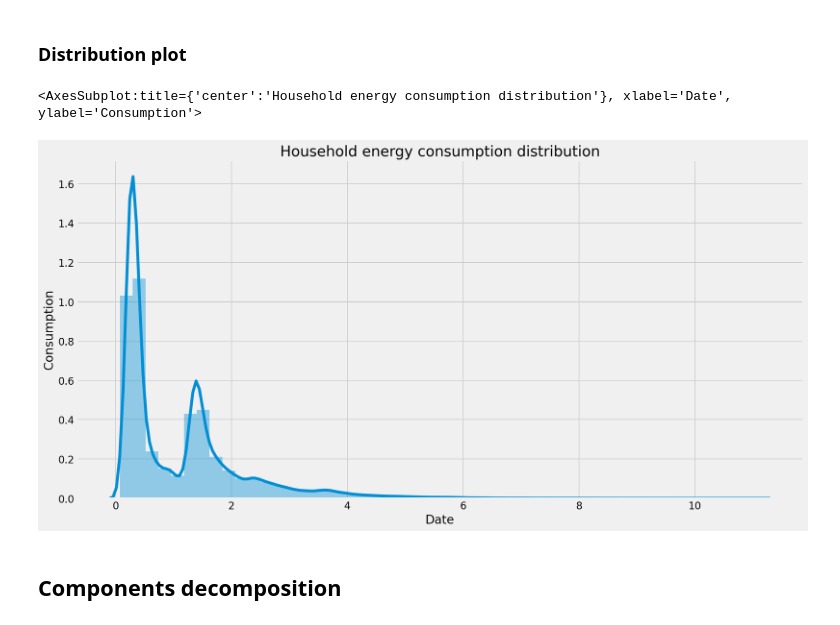
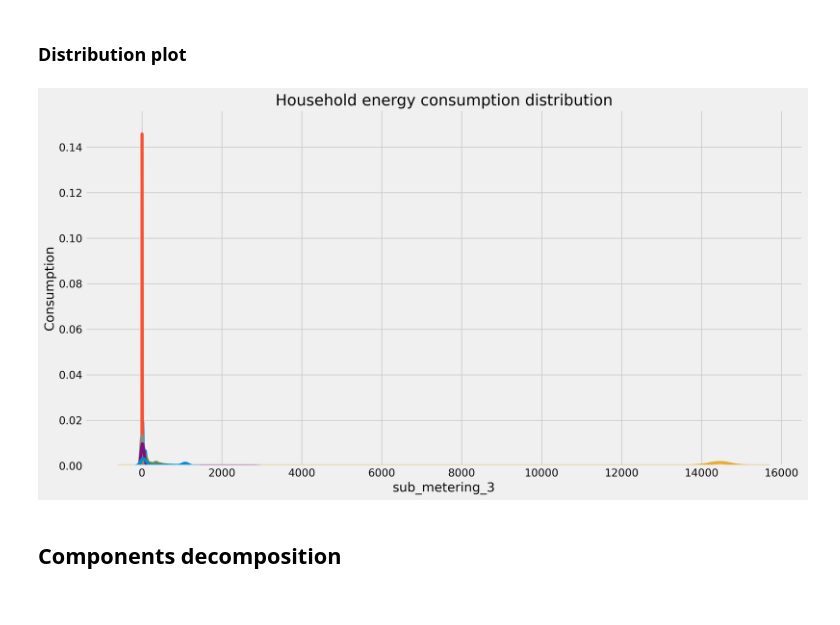
Before and after one commit to Melodyellinn/Projet_RNR, a Jupyter notebook: notebooks/notebook_EDA.ipynb, the cells around one changed output. Saved outputs shown, nothing was run; the diff lists cells and outputs as text; code cells hidden in the pictures.

```diff
--- a/notebooks/notebook_EDA.ipynb
+++ b/notebooks/notebook_EDA.ipynb
@@ -9,8 +9,6 @@ import itertools
 # visualisation
 import numpy as np
 import pandas as pd
-import missingno as mno
-from scipy import signal
 from pandas.plotting import lag_plot
 from pandas.plotting import autocorrelation_plot
 import seaborn as sns
@@ -18,21 +16,13 @@ import matplotlib.pyplot as plt
 %matplotlib inline
 %config InlineBackend.figure_format = 'retina'
 plt.rcParams['savefig.facecolor'] = "0.8"
-plt.rcParams.update({'figure.figsize': (16, 8), 'figure.dpi': 120})
+plt.rcParams.update({'figure.figsize': (15, 8), 'figure.dpi': 120})
 plt.style.use('fivethirtyeight')
 
 # statsmodel
 from statsmodels.tsa.seasonal import seasonal_decompose
 from statsmodels.tsa.stattools import adfuller
 
-# keras model
-from tensorflow.keras.preprocessing import sequence
-from keras.preprocessing.sequence import TimeseriesGenerator
-
-from tensorflow.keras.models import Sequential
-from tensorflow.keras.layers import Dense, Embedding
-from tensorflow.keras.layers import LSTM, GRU
-
 # ignore warnings
 import warnings
 warnings.filterwarnings('ignore')
@@ -62,7 +52,7 @@ We should not forget to specify some parameters to ensure the data is loaded cor
 - Specify that we would like our new ‘datetime’ column to be the index for the DataFrame (index_col=[‘datetime’]).
 # %%
 # define dataset path
-datapath="../data/raw/household_power_consumption.txt"
+datapath="../data/raw/household_unique/household_power_consumption.txt"
 # %%
 # import / read dateset file
 ts_house = pd.read_csv(datapath, sep=';', header=0, low_memory=False, infer_datetime_format=True, parse_dates={'datetime':[0,1]}, index_col=['datetime'])
@@ -204,3 +205,6 @@ Time series data is composed of four elements as shown in the picture above.
+# %%
+# resample time series in hours for analysis
+ts_house = ts_house.resample('h').sum()
 # %%
 ts_house.hist()
 plt.tight_layout()
@@ -229,13 +227,13 @@ plt.show()
 ### Distribution plot
 # %%
 # distribution plot
-plt.xlabel("Date")
-plt.ylabel("Consumption")
-plt.title("Household energy consumption distribution")
-sns.distplot(ts_hp)
+for col in ts_house.columns:
+    plt.xlabel("Date")
+    plt.ylabel("Consumption")
+    plt.title("Household energy consumption distribution")
+    sns.distplot(ts_house[col])
 # %% [output]
-<AxesSubplot:title={'center':'Household energy consumption distribution'}, xlabel='Date', ylabel='Consumption'>
-[figure, old version]
+[figure, new version]
 # %% [markdown]
 ## Components decomposition
 # %%
```
Also changed, not shown: parts of 26 cells of this notebook, 1 other file.
